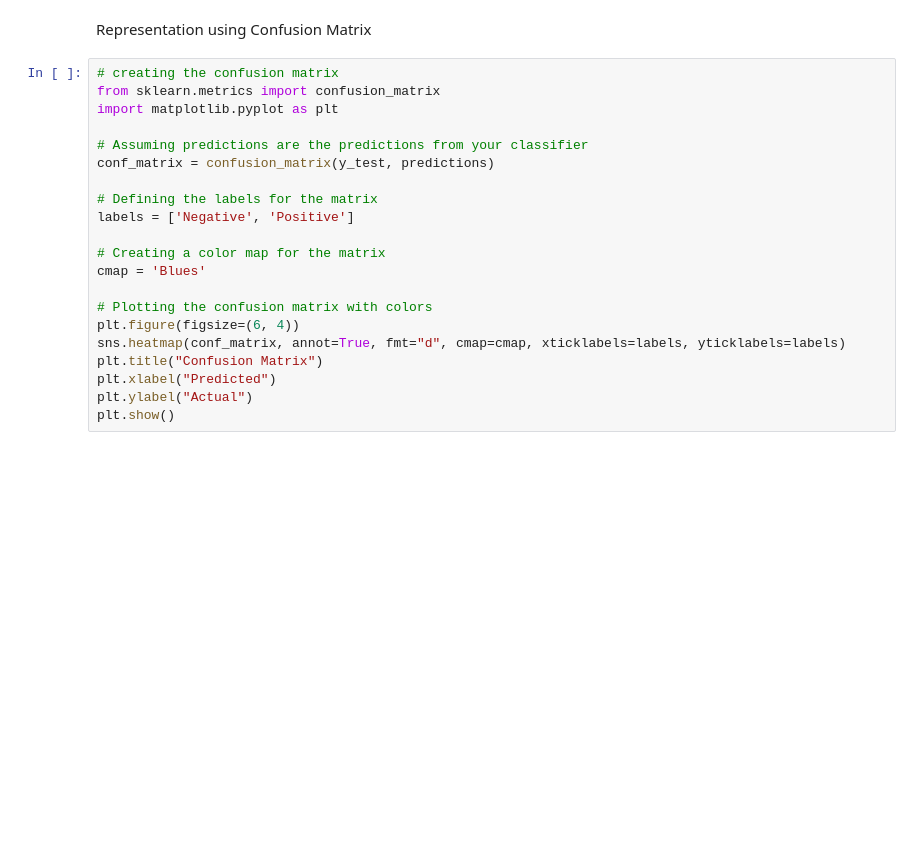
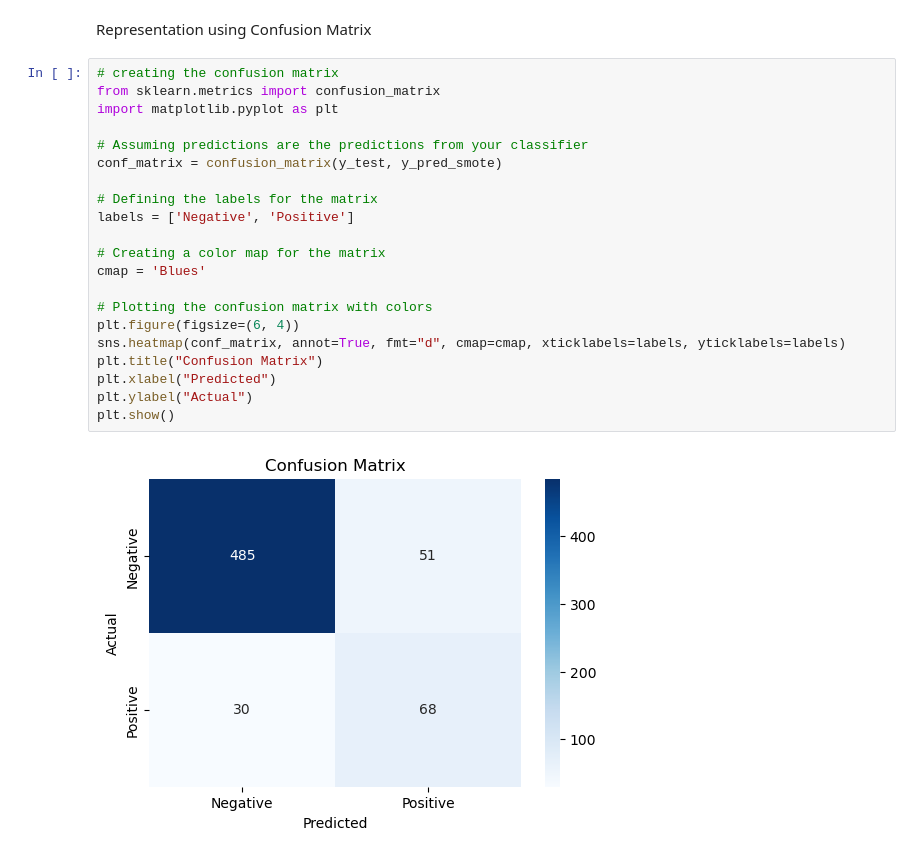
Before and after one commit to ShanChesseret/Predicting-Customer-Retention-For-SyriaTel-Mobile-Telecom, a Jupyter notebook: index.ipynb, the cells around one changed output. Cells and saved outputs as stored; diff of their text form; blank space fills up the shorter version.

```diff
--- a/index.ipynb
+++ b/index.ipynb
@@ -621,21 +628,23 @@ Representation using Confusion Matrix
 # %%
 # creating the confusion matrix
 from sklearn.metrics import confusion_matrix
 import matplotlib.pyplot as plt
 
 # Assuming predictions are the predictions from your classifier
-conf_matrix = confusion_matrix(y_test, predictions)
+conf_matrix = confusion_matrix(y_test, y_pred_smote)
 
 # Defining the labels for the matrix
 labels = ['Negative', 'Positive']
 
 # Creating a color map for the matrix
 cmap = 'Blues'
 
 # Plotting the confusion matrix with colors
 plt.figure(figsize=(6, 4))
 sns.heatmap(conf_matrix, annot=True, fmt="d", cmap=cmap, xticklabels=labels, yticklabels=labels)
 plt.title("Confusion Matrix")
 plt.xlabel("Predicted")
 plt.ylabel("Actual")
 plt.show()
+# %% [output]
+[figure, added]
```
Also changed, not shown: parts of 9 cells of this notebook.
